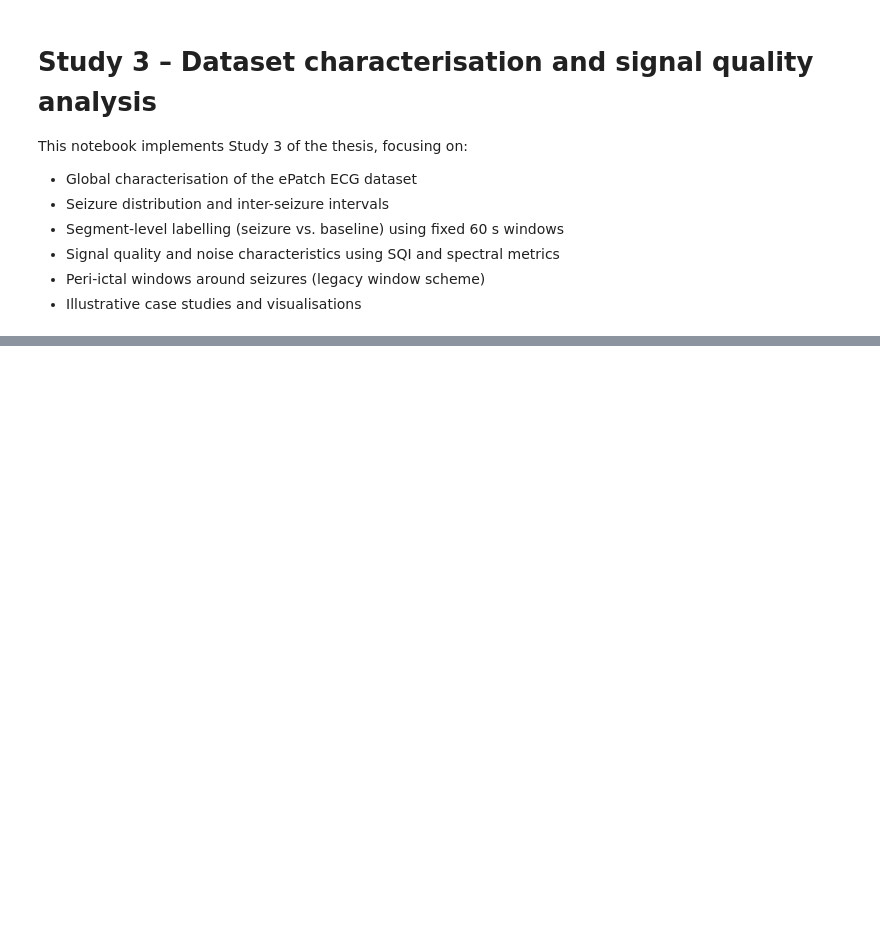
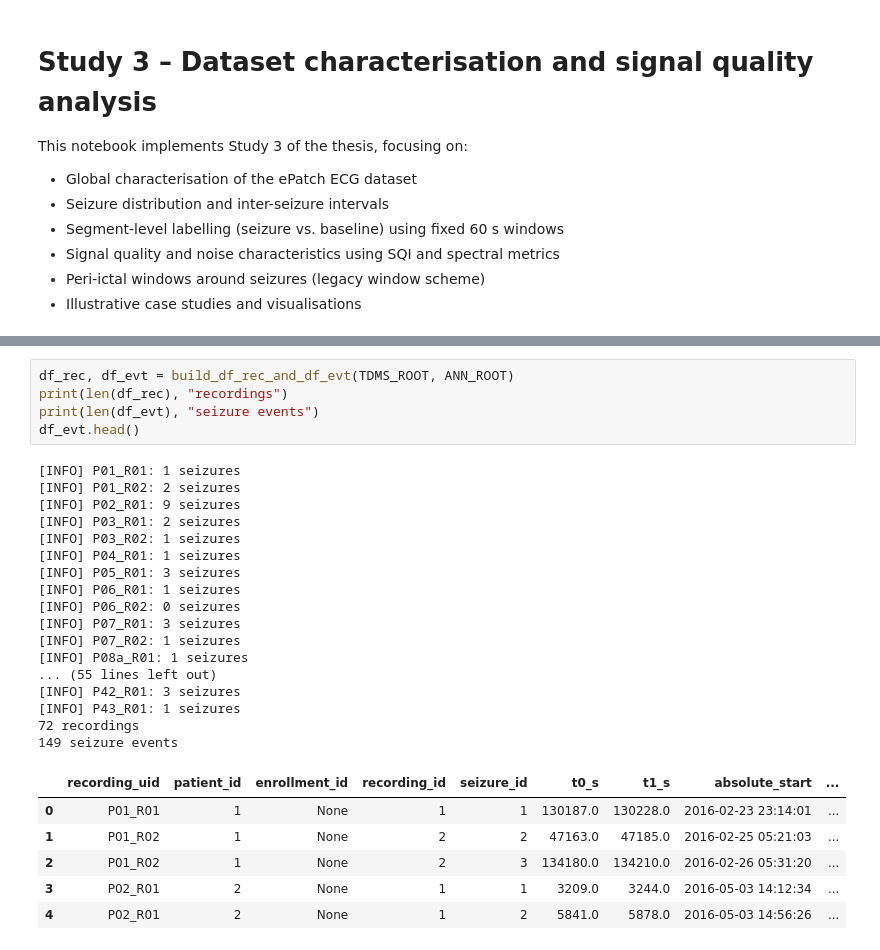
Before and after one commit to AU668208/Epilepsy_MasterThesis, a Jupyter notebook: Study3_Analysis.ipynb, the cells around one changed output, grey strips where cells are left out. Drawn from its saved outputs; the diff is of its cells as text; blank space fills up the shorter version.

```diff
--- a/Study3_Analysis.ipynb
+++ b/Study3_Analysis.ipynb
@@ -81,0 +129,29 @@ FS_FALLBACK = 512.0
+# %%
+df_rec, df_evt = build_df_rec_and_df_evt(TDMS_ROOT, ANN_ROOT)
+print(len(df_rec), "recordings")
+print(len(df_evt), "seizure events")
+df_evt.head()
+# %% [output]
+[INFO] P01_R01: 1 seizures
+[INFO] P01_R02: 2 seizures
+[INFO] P02_R01: 9 seizures
+[INFO] P03_R01: 2 seizures
+[INFO] P03_R02: 1 seizures
+[INFO] P04_R01: 1 seizures
+[INFO] P05_R01: 3 seizures
+[INFO] P06_R01: 1 seizures
+[INFO] P06_R02: 0 seizures
+[INFO] P07_R01: 3 seizures
+[INFO] P07_R02: 1 seizures
+[INFO] P08a_R01: 1 seizures
+... (55 lines left out)
+[INFO] P42_R01: 3 seizures
+[INFO] P43_R01: 1 seizures
+72 recordings
+149 seizure events
+|  | recording_uid | patient_id | enrollment_id | recording_id | seizure_id | t0_s | t1_s | absolute_start | ... |
+| 0 | P01_R01 | 1 | None | 1 | 1 | 130187.0 | 130228.0 | 2016-02-23 23:14:01 | ... |
+| 1 | P01_R02 | 1 | None | 2 | 2 | 47163.0 | 47185.0 | 2016-02-25 05:21:03 | ... |
+| 2 | P01_R02 | 1 | None | 2 | 3 | 134180.0 | 134210.0 | 2016-02-26 05:31:20 | ... |
+| 3 | P02_R01 | 2 | None | 1 | 1 | 3209.0 | 3244.0 | 2016-05-03 14:12:34 | ... |
+| 4 | P02_R01 | 2 | None | 1 | 2 | 5841.0 | 5878.0 | 2016-05-03 14:56:26 | ... |
```
Also changed, not shown: parts of 35 cells of this notebook, 1 other file.
